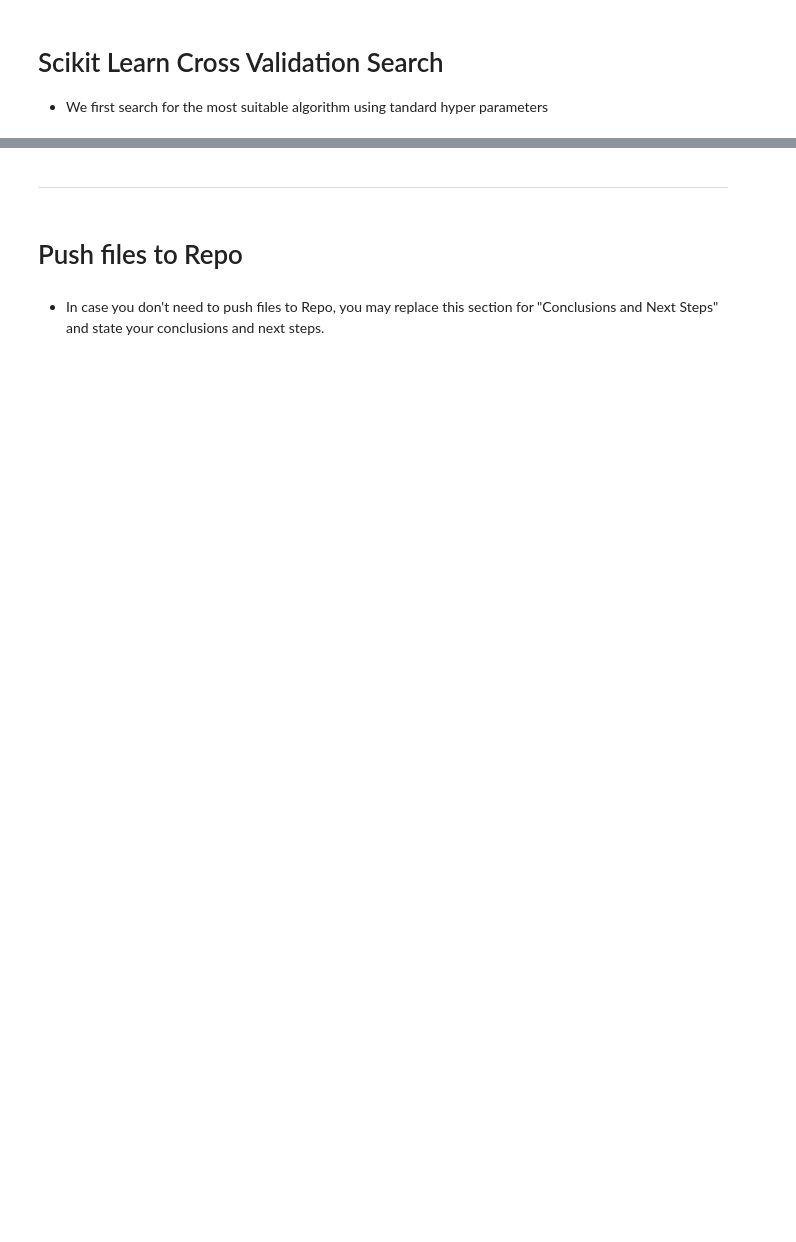
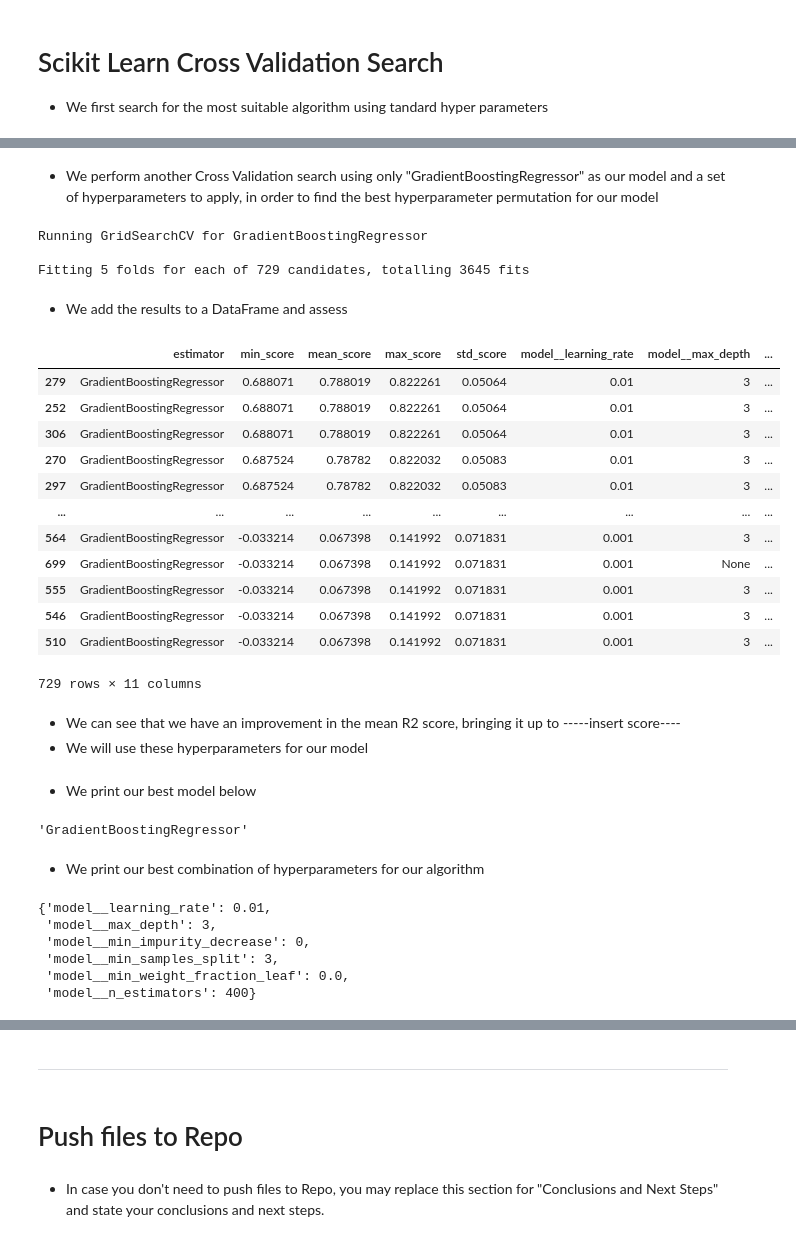
Before and after one commit to SamMartin92/milestone-project-heritage-housing-issues, a Jupyter notebook: jupyter_notebooks/5.PredictSalePrice.ipynb, the cells around one changed output, grey strips where cells are left out. Drawn from its saved outputs; the diff is of its cells as text; code cells hidden in the pictures; blank space fills up the shorter version.

Commit message:
adjusts hyperparameter optimization stage

```diff
--- a/jupyter_notebooks/5.PredictSalePrice.ipynb
+++ b/jupyter_notebooks/5.PredictSalePrice.ipynb
@@ -388,0 +383,66 @@ NOTE
+# %%
+models_search = {
+    "GradientBoostingRegressor":GradientBoostingRegressor(random_state=0),
+}
+
+params_search = {
+    "GradientBoostingRegressor":{
+        'model__n_estimators': [400,450,500],
+        'model__learning_rate': [1e-1,1e-2,1e-3],
+        'model__max_depth': [3,10,None],
+        'model__min_samples_split': [2,3,5],
+        'model__min_weight_fraction_leaf':[0.0, 0.3, 0.5],
+        'model__min_impurity_decrease': [0, 3, 10]
+    }
+}
+# %% [markdown]
+* We perform another Cross Validation search using only "GradientBoostingRegressor" as our model and a set of hyperparameters to apply, in order to find the best hyperparameter permutation for our model
+# %%
+warnings.filterwarnings('ignore')
+search = HyperparameterOptimizationSearch(models=models_search, params=params_search)
+search.fit(X_train, y_train, scoring = 'r2', n_jobs=-1, cv=5)
+# %% [output]
+Running GridSearchCV for GradientBoostingRegressor
+
+Fitting 5 folds for each of 729 candidates, totalling 3645 fits
+# %% [markdown]
+* We add the results to a DataFrame and assess
+# %%
+grid_search_summary, grid_search_pipelines = search.score_summary(sort_by='mean_score')
+grid_search_summary
+# %% [output]
+|  | estimator | min_score | mean_score | max_score | std_score | model__learning_rate | model__max_depth | ... |
+| 279 | GradientBoostingRegressor | 0.688071 | 0.788019 | 0.822261 | 0.05064 | 0.01 | 3 | ... |
+| 252 | GradientBoostingRegressor | 0.688071 | 0.788019 | 0.822261 | 0.05064 | 0.01 | 3 | ... |
+| 306 | GradientBoostingRegressor | 0.688071 | 0.788019 | 0.822261 | 0.05064 | 0.01 | 3 | ... |
+| 270 | GradientBoostingRegressor | 0.687524 | 0.78782 | 0.822032 | 0.05083 | 0.01 | 3 | ... |
+| 297 | GradientBoostingRegressor | 0.687524 | 0.78782 | 0.822032 | 0.05083 | 0.01 | 3 | ... |
+| ... | ... | ... | ... | ... | ... | ... | ... | ... |
+| 564 | GradientBoostingRegressor | -0.033214 | 0.067398 | 0.141992 | 0.071831 | 0.001 | 3 | ... |
+| 699 | GradientBoostingRegressor | -0.033214 | 0.067398 | 0.141992 | 0.071831 | 0.001 | None | ... |
+| 555 | GradientBoostingRegressor | -0.033214 | 0.067398 | 0.141992 | 0.071831 | 0.001 | 3 | ... |
+| 546 | GradientBoostingRegressor | -0.033214 | 0.067398 | 0.141992 | 0.071831 | 0.001 | 3 | ... |
+| 510 | GradientBoostingRegressor | -0.033214 | 0.067398 | 0.141992 | 0.071831 | 0.001 | 3 | ... |
+729 rows × 11 columns
+# %% [markdown]
+* We can see that we have an improvement in the mean R2 score, bringing it up to -----insert score----
+* We will use these hyperparameters for our model
+# %% [markdown]
+* We print our best model below
+# %%
+best_model = grid_search_summary.iloc[0,0]
+best_model
+# %% [output]
+'GradientBoostingRegressor'
+# %% [markdown]
+* We print our best combination of hyperparameters for our algorithm
+# %%
+best_hyperparams = grid_search_pipelines[best_model].best_params_
+best_hyperparams
+# %% [output]
+{'model__learning_rate': 0.01,
+ 'model__max_depth': 3,
+ 'model__min_impurity_decrease': 0,
+ 'model__min_samples_split': 3,
+ 'model__min_weight_fraction_leaf': 0.0,
+ 'model__n_estimators': 400}
```
Also changed, not shown: parts of 12 cells of this notebook.
